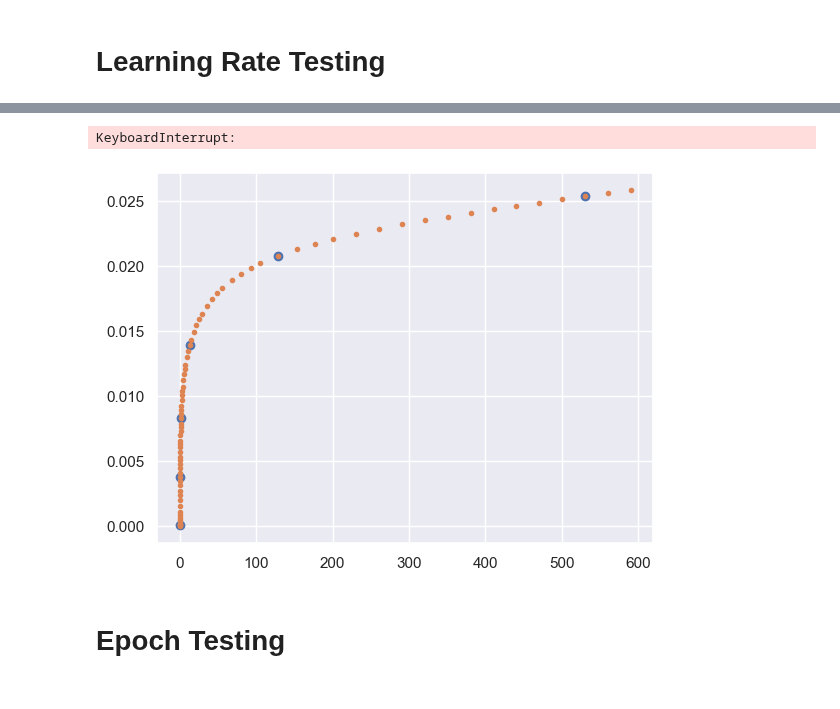
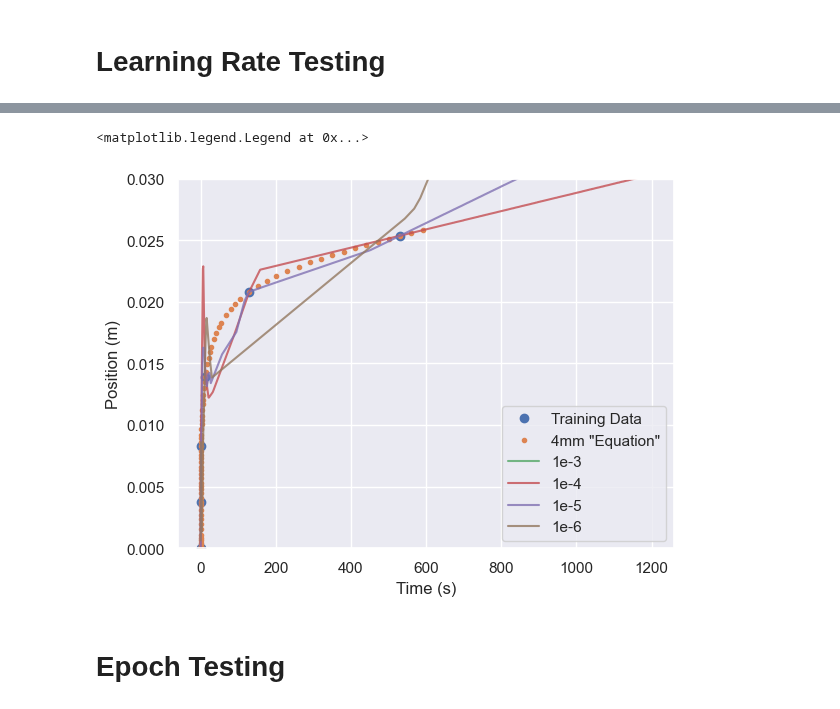
Before and after one commit to rahavdayan/pinns-model, a Jupyter notebook: src/ferrofluid/ferrofluid_dimensional.ipynb, the cells around one changed output, grey strips where cells are left out. Drawn from its saved outputs; the diff is of its cells as text; code cells hidden in the pictures.

```diff
--- a/src/ferrofluid/ferrofluid_dimensional.ipynb
+++ b/src/ferrofluid/ferrofluid_dimensional.ipynb
@@ -22,13 +22,12 @@ torch.backends.cudnn.benchmark = False
 # Variables & Training/Equation Data
 # %%
 # Different variables for problem
-r = 0.001                           # Radius of droplet in [m]
+r = 0.002                           # Radius of droplet in [m]
 V = (4/3)*np.pi*(r**3)              # Volume of droplet in [m^3]
 mu_0 = 1.256637*(1e-6)            # Permeability of free space [m*kg/(s*A)]
 eta = 50                            # Viscosity in [Pa*s]
-M = magnetization                   # Magnetization in [Oe]
-H = magnetic_field                # Magnetic field in [KA/m]
-dH_dx = magnetic_field_deriv    # Derivative of magnetic field with respect to distance in [KA/m^2]
+H = H                # Magnetic field in [KA/m]
+dH_dx = dH_dx    # Derivative of magnetic field with respect to distance in [KA/m^2]
 
 t = np.array([0, 30.3468, 60.6936, 100.717, 281.498, 611.498])
 x = np.array([0, 0.0159806, 0.0181084, 0.0197945, 0.0234893, 0.0265899])
@@ -174,8 +173,8 @@ acc_x4 = np.array([
 )
 
 # Train for 1mm
-train_t = t  # Time in (s)
-train_x = x + 0.0002*np.random.randn(6) # Distance (m)
+# train_t = t  # Time in (s)
+# train_x = x + 0.0002*np.random.randn(6) # Distance (m)
 
 # Train with exact data points, where it is obtained every 6th point
 four = lambda lst: lst[1::14]
@@ -203,16 +202,15 @@ plt.legend(['Training Data', '1mm \"Equation\"', '2mm \"Equation\"', '3mm \"Equa
 # %% [markdown]
 # Physics Loss Model
 # %%
-def physics_loss(model: torch.nn.Module):
-    ts = torch.linspace(0, 1200, steps=1200,).view(-1, 1).requires_grad_(True).to(DEVICE)
-    xs = model(ts)
-    dx = grad(xs, ts)[0]
-    pde = (V*M(xs)*mu_0*dH_dx(xs))/(6*r*np.pi*eta) - dx
+# def physics_loss(model: torch.nn.Module):
+#     ts = torch.linspace(0, 1200, steps=1200,).view(-1, 1).requires_grad_(True).to(DEVICE)
+#     xs = model(ts)
+#     dx = grad(xs, ts)[0]
+#     pde = (V*M(xs)*mu_0*dH_dx(xs))/(6*r*np.pi*eta) - dx
 
-    return torch.mean(pde**2)
+#     return torch.mean(pde**2)
 # %%
-net = Net(1,1, loss2=physics_loss, epochs=10000, loss2_weight=1, lr=1e-5).to(DEVICE)
-
+net = Net(1, 1, loss2=physics_loss, epochs=5000, loss1_weight=100000000, loss2_weight=0.00001, lr=1e-5).to(DEVICE)
 losses = net.fit(train_t, train_x)
 plt.plot(losses)
 plt.yscale('log')
@@ -246,7 +244,7 @@ plt.plot(train_t, train_x, 'o')
 # plt.plot(acc_t3, acc_x3, '.')
 plt.plot(acc_t4, acc_x4, '.')
 for rate in [1e-3, 1e-4, 1e-5, 1e-6]:
-    net = Net(1,1, loss2=physics_loss, epochs=10000, loss2_weight=1, lr=rate).to(DEVICE)
+    net = Net(1,1, loss2=physics_loss, epochs=10000, loss1_weight=100000000, loss2_weight=1e-5, lr=rate).to(DEVICE)
     losses = net.fit(train_t, train_x)
 
     ts = np.linspace(0, 1200, 1200)
@@ -266,5 +276,5 @@ Epoch 4000/10000, loss: 74096.39
-KeyboardInterrupt:
+<matplotlib.legend.Legend at 0x...>
-[figure, old version]
+[figure, new version]
 # %% [markdown]
 # Epoch Testing
 # %%
```
Also changed, not shown: parts of 9 cells of this notebook, 2 other files.
